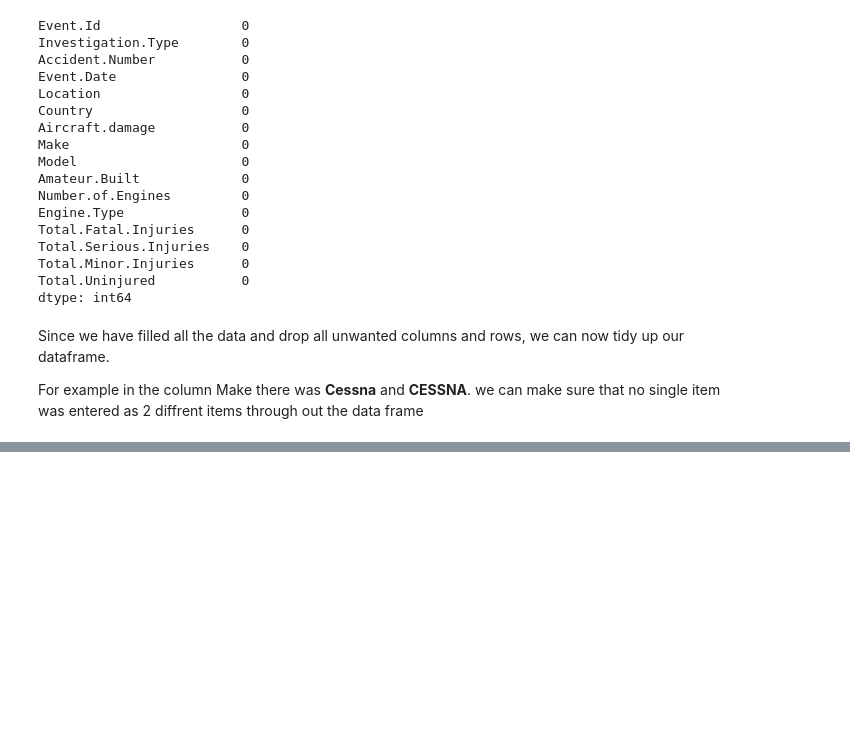
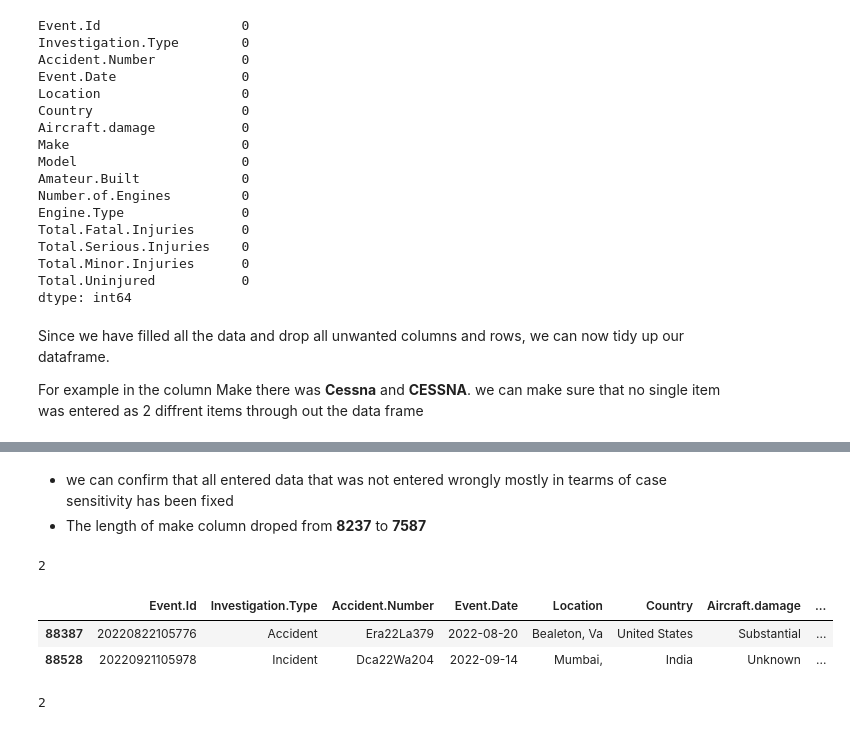
Before and after one commit to TonnieD/Phase_1_project, a Jupyter notebook: Phase_1_Project.ipynb, the cells around one changed output, grey strips where cells are left out. Drawn from its saved outputs; the diff is of its cells as text; code cells hidden in the pictures; blank space fills up the shorter version.

Commit message:
TIDY MY DATA BY MATCHING ALL THE CASES IN THE ENTRY USING .TITLE() AND REMOVING ALL DUPLICATED ENTRIES

```diff
--- a/Phase_1_Project.ipynb
+++ b/Phase_1_Project.ipynb
@@ -695,0 +712,4 @@ through out the data frame
+# %%
+#First select all object columns
+obj_col = df.select_dtypes(include=['object']).columns
+obj_col
@@ -695,0 +721,5 @@ through out the data frame
+# %%
+#Turn the values in the columns into case .title()
+df[obj_col] = df[obj_col].apply(lambda x: x.str.title().str.strip())
+#Confirm with the make column that everyhing is corrected
+df['Make'].value_counts()
@@ -695,0 +740,19 @@ through out the data frame
+# %% [markdown]
+- we can confirm that all entered data that was not entered wrongly mostly in tearms of case sensitivity has been fixed
+- The length of make column droped from __8237__ to __7587__
+# %%
+df.duplicated().sum()
+# %% [output]
+2
+# %%
+#Checking for the duplicated entries
+df[df.duplicated()]
+# %% [output]
+|  | Event.Id | Investigation.Type | Accident.Number | Event.Date | Location | Country | Aircraft.damage | ... |
+| 88387 | 20220822105776 | Accident | Era22La379 | 2022-08-20 | Bealeton, Va | United States | Substantial | ... |
+| 88528 | 20220921105978 | Incident | Dca22Wa204 | 2022-09-14 | Mumbai, | India | Unknown | ... |
+# %%
+df.drop_duplicates()
+df.duplicated().sum()
+# %% [output]
+2
```
Also changed, not shown: parts of 3 cells of this notebook.
